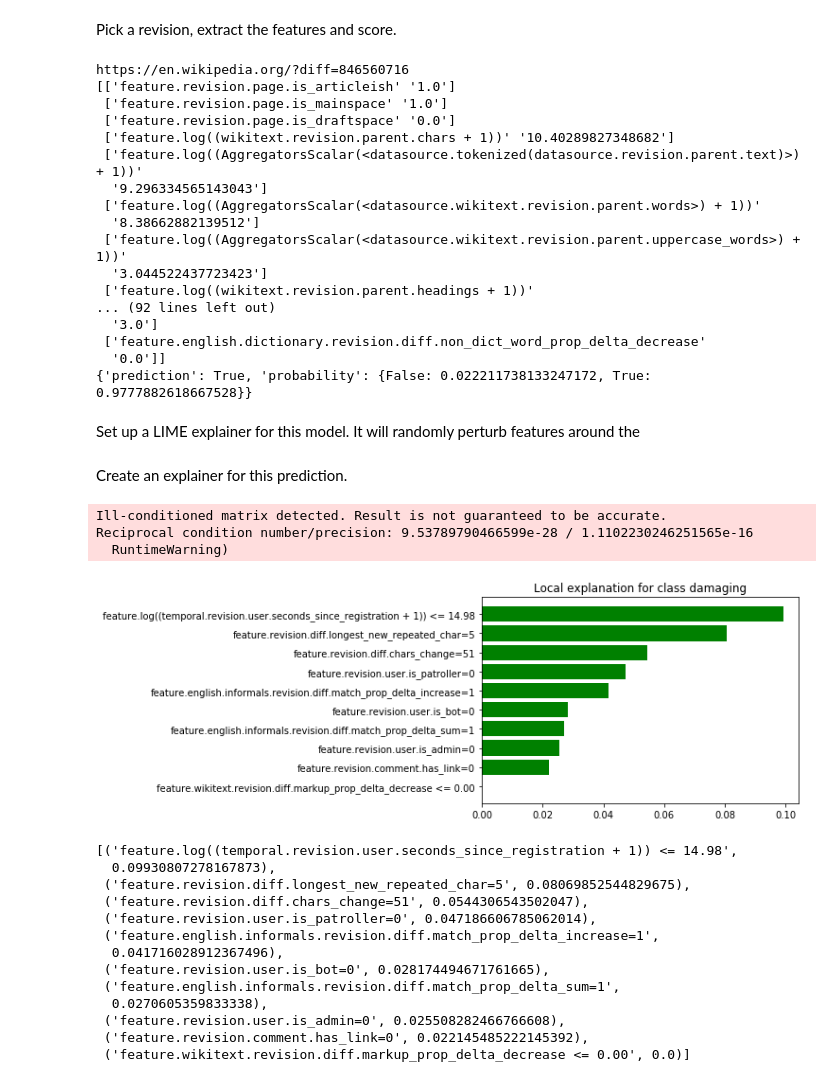
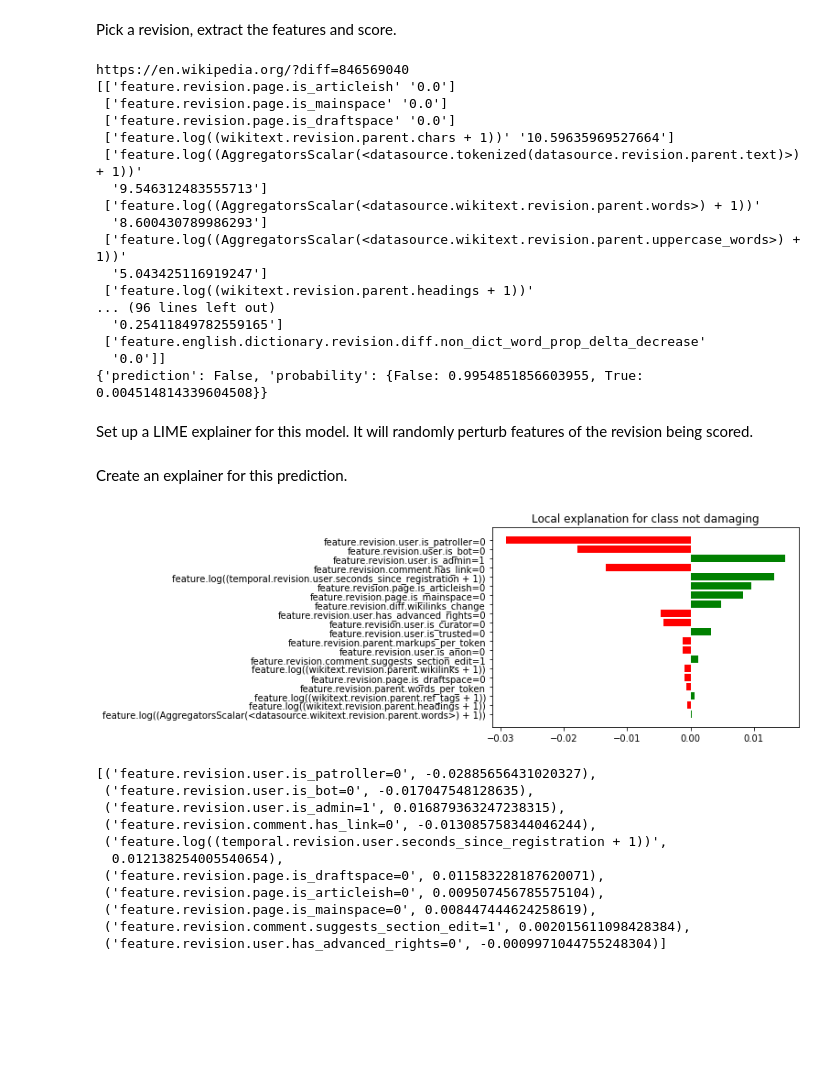
Before and after one commit to adamwight/ores-lime, a Jupyter notebook: Explain edit quality.ipynb, the cells around one changed output. Saved outputs shown, nothing was run; the diff lists cells and outputs as text; code cells hidden in the pictures; blank space fills up the shorter version.

```diff
--- a/Explain edit quality.ipynb
+++ b/Explain edit quality.ipynb
@@ -34,7 +34,9 @@ import numpy as np
 # Add to list
 # rev_to_score = 846560713
 # Vandalism
-rev_to_score = 846560716
+# rev_to_score = 846560716
+# Wiki talk
+rev_to_score = 846569040
 features = [str(f) for f in sm.features]
 feature_values = np.array(list(extractor.extract(rev_to_score, sm.features)))
 
@@ -44,25 +46,25 @@ print("https://en.wikipedia.org/?diff={}".format(rev_to_score))
 print(np.array(list(zip(features, feature_values))))
 print(prediction)
 # %% [output]
-https://en.wikipedia.org/?diff=846560716
-[['feature.revision.page.is_articleish' '1.0']
- ['feature.revision.page.is_mainspace' '1.0']
+https://en.wikipedia.org/?diff=846569040
+[['feature.revision.page.is_articleish' '0.0']
+ ['feature.revision.page.is_mainspace' '0.0']
  ['feature.revision.page.is_draftspace' '0.0']
- ['feature.log((wikitext.revision.parent.chars + 1))' '10.40289827348682']
+ ['feature.log((wikitext.revision.parent.chars + 1))' '10.59635969527664']
  ['feature.log((AggregatorsScalar(<datasource.tokenized(datasource.revision.parent.text)>) + 1))'
-  '9.296334565143043']
+  '9.546312483555713']
  ['feature.log((AggregatorsScalar(<datasource.wikitext.revision.parent.words>) + 1))'
-  '8.38662882139512']
+  '8.600430789986293']
  ['feature.log((AggregatorsScalar(<datasource.wikitext.revision.parent.uppercase_words>) + 1))'
-  '3.044522437723423']
+  '5.043425116919247']
  ['feature.log((wikitext.revision.parent.headings + 1))'
-... (92 lines left out)
-  '3.0']
+... (96 lines left out)
+  '0.25411849782559165']
  ['feature.english.dictionary.revision.diff.non_dict_word_prop_delta_decrease'
   '0.0']]
-{'prediction': True, 'probability': {False: 0.022211738133247172, True: 0.9777882618667528}}
+{'prediction': False, 'probability': {False: 0.9954851856603955, True: 0.004514814339604508}}
 # %% [markdown]
-Set up a LIME explainer for this model.  It will randomly perturb features around the
+Set up a LIME explainer for this model.  It will randomly perturb features of the revision being scored.
 # %%
 # TODO: Also explain as text, using our own explainer to run variations.
 from lime.lime_tabular import LimeTabularExplainer
@@ -74,11 +76,8 @@ def score(samples):
 # Transform training data into a numpy matrix.
 train = np.array([np.array([o["cache"][k] for k in features]) for o in observations])
 
-# Identify which features are booleans.  Can we introspect the features?  Does LIME need to know about integers vs floats?
-#categorical_features = [0, 1, 2, 45, 46, 47, 48, 49, 50, 51, 54]
-
-# FIXME: randomly try adding the integers.
-categorical_features = [0, 1, 2, 16, 17, 18, 22, 23, 24, 25, 26, 27, 28, 28, 30, 31, 32, 33, 34, 35, 36, 37, 38, 39, 40, 41, 42, 43, 44, 45, 46, 47, 48, 49, 50, 51, 54, 56, 57, 58, 59, 60, 61, 62, 63, 64, 65, 66, 67, 68, 69, 73, 74, 75, 76, 77, 78, 79]
+# Identify which features are booleans.  Can we introspect the features?
+categorical_features = [0, 1, 2, 45, 46, 47, 48, 49, 50, 51, 53, 54]
 
 explainer = LimeTabularExplainer(
     train,
@@ -86,39 +85,34 @@ explainer = LimeTabularExplainer(
     feature_names=features,
     categorical_features=categorical_features,
     class_names=["not damaging", "damaging"],
-    discretize_continuous=True
+    discretize_continuous=False
 )
 # %% [markdown]
 Create an explainer for this prediction.
 # %%
+predicted_label = int(prediction["prediction"])
 exp = explainer.explain_instance(
     np.array(feature_values),
     score,
-    num_features=10,
-    top_labels=2
+    num_features=20,
+    labels=(predicted_label,)
 )
-# %% [output]
-Ill-conditioned matrix detected. Result is not guaranteed to be accurate.
-Reciprocal condition number/precision: 9.53789790466599e-28 / 1.1102230246251565e-16
-  RuntimeWarning)
 # %%
 %matplotlib inline
-fig = exp.as_pyplot_figure(label=int(prediction["prediction"]))
+fig = exp.as_pyplot_figure(label=predicted_label)
 # %% [output]
-[figure, old version]
+[figure, new version]
 # %%
-exp.as_list(label=int(prediction["prediction"]))
+exp.as_list(label=predicted_label)
 # %% [output]
-[('feature.log((temporal.revision.user.seconds_since_registration + 1)) <= 14.98',
-  0.09930807278167873),
- ('feature.revision.diff.longest_new_repeated_char=5', 0.08069852544829675),
- ('feature.revision.diff.chars_change=51', 0.0544306543502047),
- ('feature.revision.user.is_patroller=0', 0.047186606785062014),
- ('feature.english.informals.revision.diff.match_prop_delta_increase=1',
-  0.041716028912367496),
- ('feature.revision.user.is_bot=0', 0.028174494671761665),
- ('feature.english.informals.revision.diff.match_prop_delta_sum=1',
-  0.0270605359833338),
- ('feature.revision.user.is_admin=0', 0.025508282466766608),
- ('feature.revision.comment.has_link=0', 0.022145485222145392),
- ('feature.wikitext.revision.diff.markup_prop_delta_decrease <= 0.00', 0.0)]
+[('feature.revision.user.is_patroller=0', -0.02885656431020327),
+ ('feature.revision.user.is_bot=0', -0.017047548128635),
+ ('feature.revision.user.is_admin=1', 0.016879363247238315),
+ ('feature.revision.comment.has_link=0', -0.013085758344046244),
+ ('feature.log((temporal.revision.user.seconds_since_registration + 1))',
+  0.012138254005540654),
+ ('feature.revision.page.is_draftspace=0', 0.011583228187620071),
+ ('feature.revision.page.is_articleish=0', 0.009507456785575104),
+ ('feature.revision.page.is_mainspace=0', 0.008447444624258619),
+ ('feature.revision.comment.suggests_section_edit=1', 0.002015611098428384),
+ ('feature.revision.user.has_advanced_rights=0', -0.0009971044755248304)]
```
Also changed, not shown: parts of 1 cell of this notebook.
